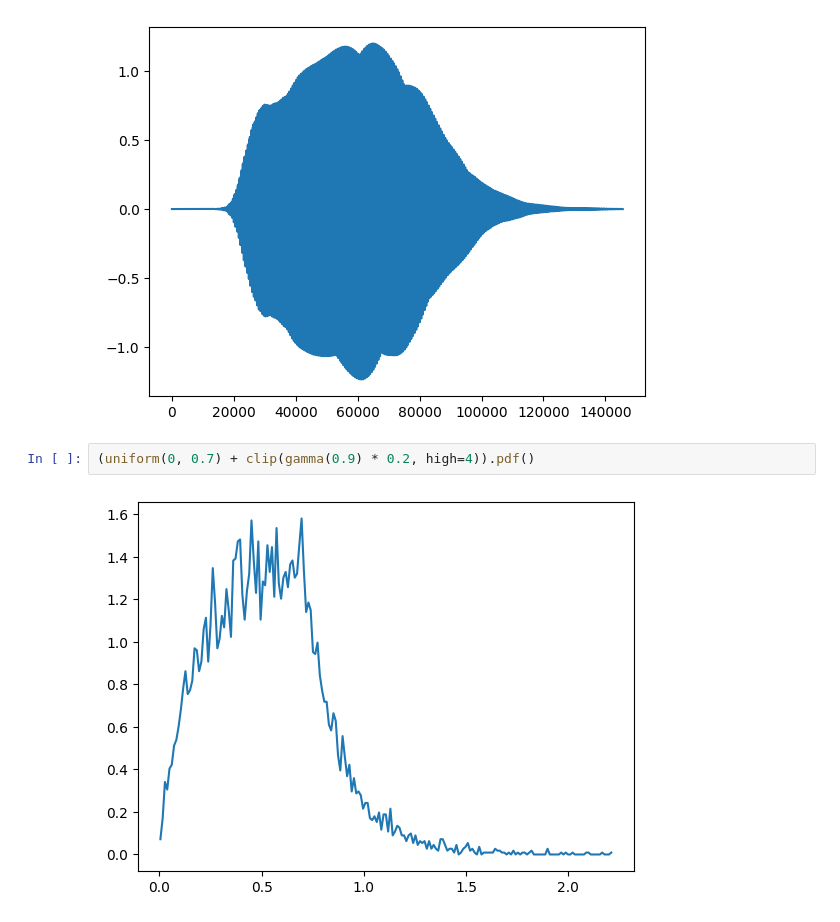
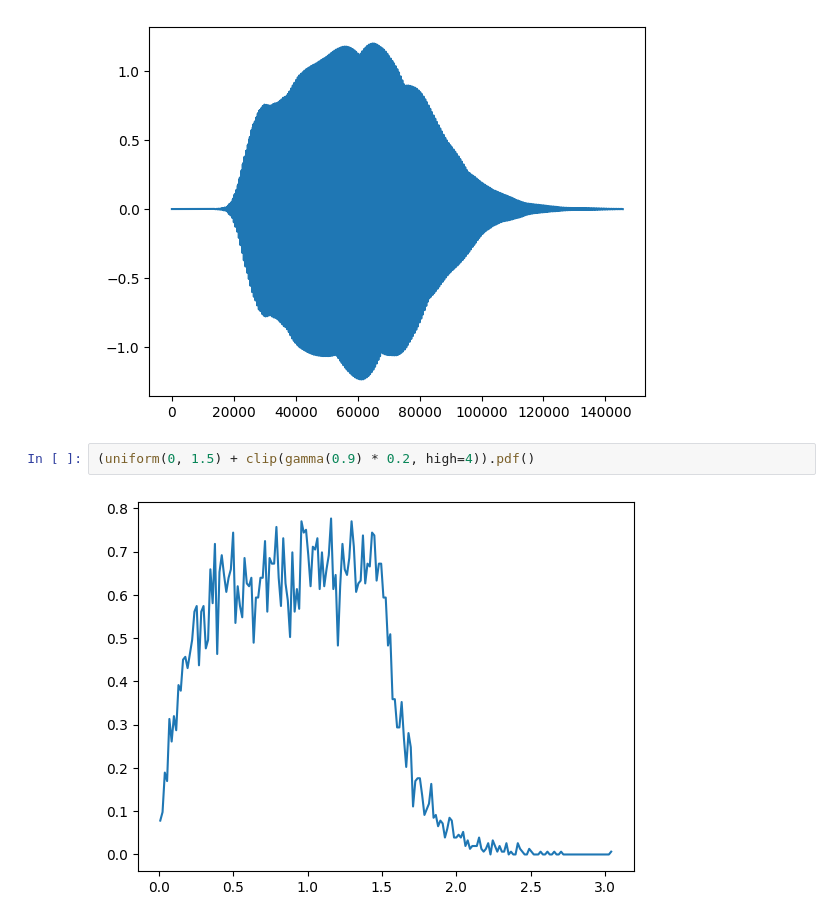
Before and after one commit to leoauri/tone-datagen, a Jupyter notebook: nbs/02_mix.ipynb, the cells around one changed output. Drawn from its saved outputs; the diff is of its cells as text.

```diff
--- a/nbs/02_mix.ipynb
+++ b/nbs/02_mix.ipynb
@@ -61,6 +63,6 @@ see(reverb(np.array(list(smix.copy())), rate))
 # %% [output]
 [figure]
 # %%
-(uniform(0, 0.7) + clip(gamma(0.9) * 0.2, high=4)).pdf()
+(uniform(0, 1.5) + clip(gamma(0.9) * 0.2, high=4)).pdf()
 # %% [output]
-[figure, old version]
+[figure, new version]
```
Also changed, not shown: parts of 10 cells of this notebook.
